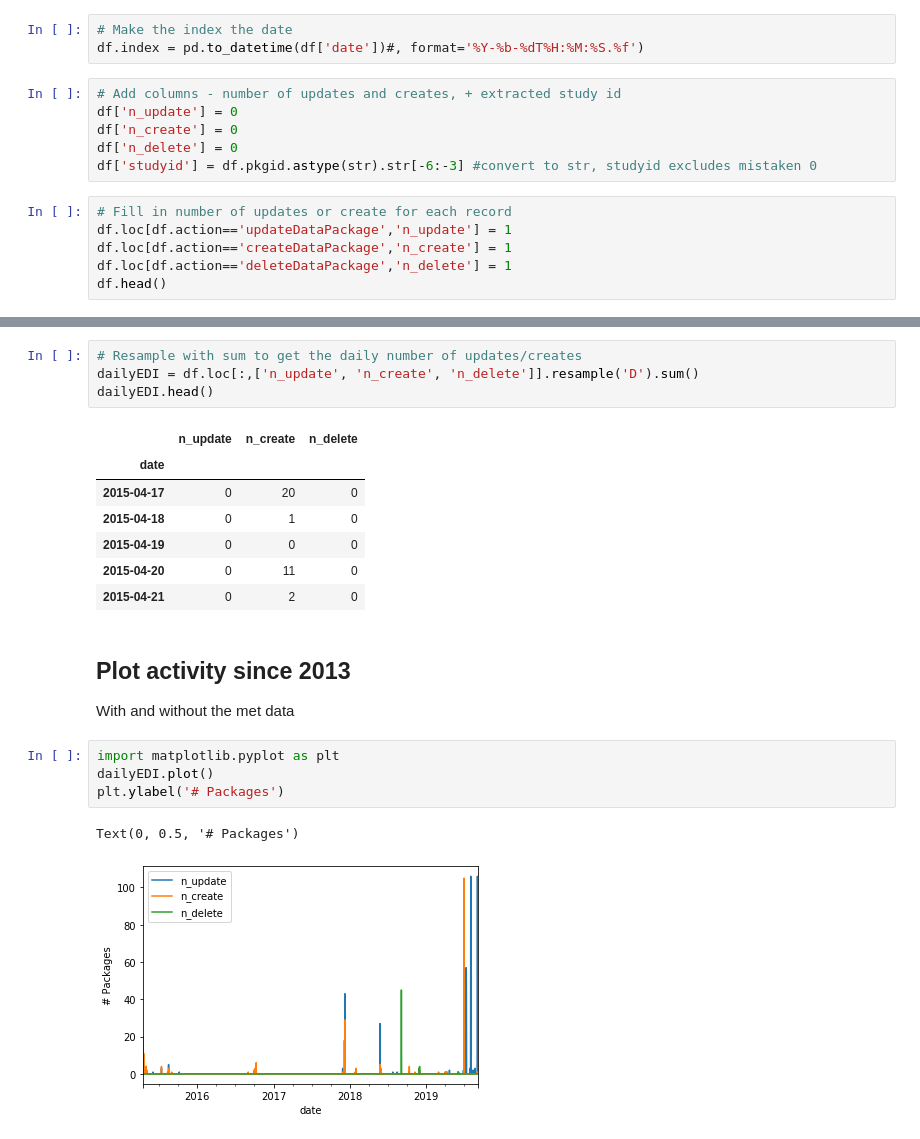
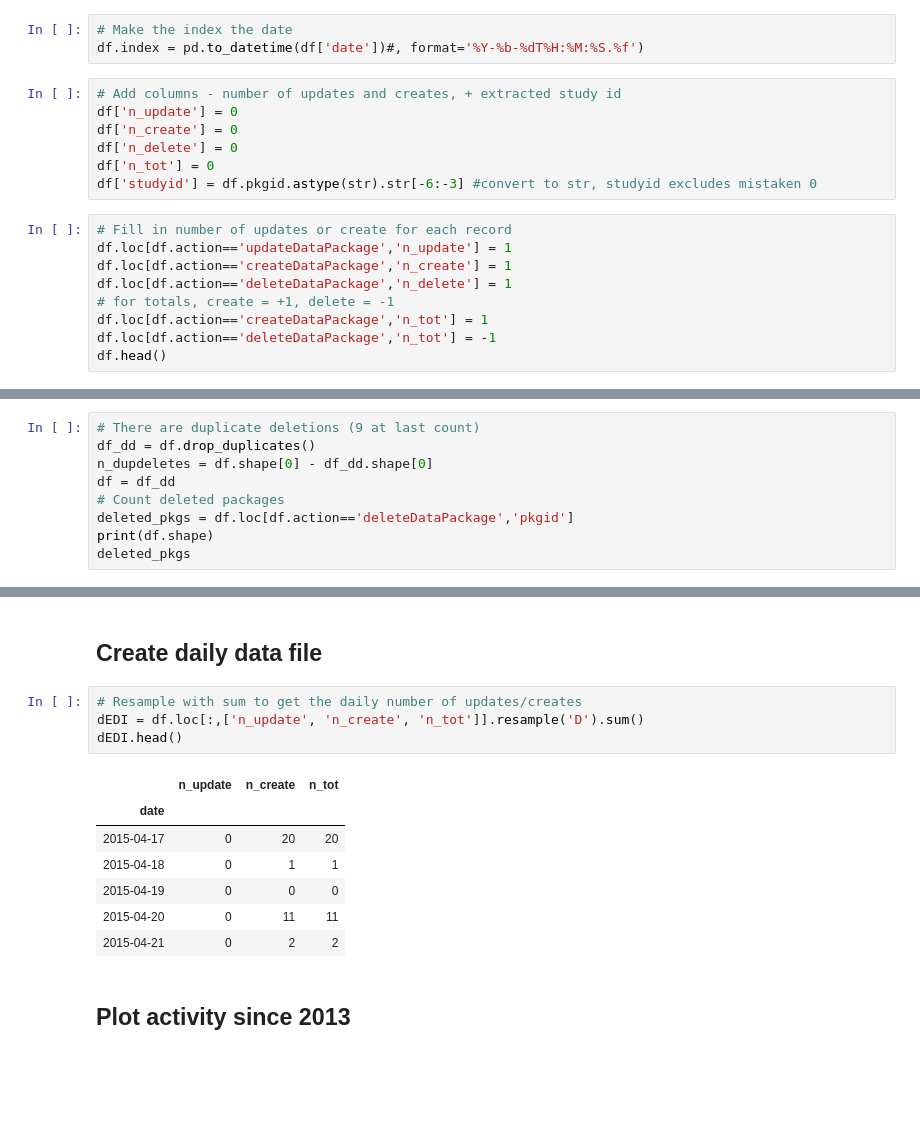
Before and after one commit to jornada-im/diagnostics, a Jupyter notebook: JRN-EDI-diagnostics.ipynb, the cells around one changed output, grey strips where cells are left out. Drawn from its saved outputs; the diff is of its cells as text; blank space fills up the shorter version.

```diff
--- a/JRN-EDI-diagnostics.ipynb
+++ b/JRN-EDI-diagnostics.ipynb
@@ -154,11 +159,15 @@ df.index = pd.to_datetime(df['date'])#, format='%Y-%b-%dT%H:%M:%S.%f')
 df['n_update'] = 0
 df['n_create'] = 0
 df['n_delete'] = 0
+df['n_tot'] = 0
 df['studyid'] = df.pkgid.astype(str).str[-6:-3] #convert to str, studyid excludes mistaken 0
 # %%
 # Fill in number of updates or create for each record
 df.loc[df.action=='updateDataPackage','n_update'] = 1
 df.loc[df.action=='createDataPackage','n_create'] = 1
 df.loc[df.action=='deleteDataPackage','n_delete'] = 1
+# for totals, create = +1, delete = -1
+df.loc[df.action=='createDataPackage','n_tot'] = 1
+df.loc[df.action=='deleteDataPackage','n_tot'] = -1
 df.head()
 # %% [output]
@@ -171,0 +181,9 @@ df.head()
+# %%
+# There are duplicate deletions (9 at last count)
+df_dd = df.drop_duplicates()
+n_dupdeletes = df.shape[0] - df_dd.shape[0]
+df = df_dd
+# Count deleted packages
+deleted_pkgs = df.loc[df.action=='deleteDataPackage','pkgid']
+print(df.shape)
+deleted_pkgs
@@ -172,23 +209,16 @@ df.head()
+# %% [markdown]
+## Create daily data file
 # %%
 # Resample with sum to get the daily number of updates/creates
-dailyEDI = df.loc[:,['n_update', 'n_create', 'n_delete']].resample('D').sum()
-dailyEDI.head()
+dEDI = df.loc[:,['n_update', 'n_create', 'n_tot']].resample('D').sum()
+dEDI.head()
 # %% [output]
-|  | n_update | n_create | n_delete |
+|  | n_update | n_create | n_tot |
 | date |  |  |  |
-| 2015-04-17 | 0 | 20 | 0 |
-| 2015-04-18 | 0 | 1 | 0 |
+| 2015-04-17 | 0 | 20 | 20 |
+| 2015-04-18 | 0 | 1 | 1 |
 | 2015-04-19 | 0 | 0 | 0 |
-| 2015-04-20 | 0 | 11 | 0 |
-| 2015-04-21 | 0 | 2 | 0 |
+| 2015-04-20 | 0 | 11 | 11 |
+| 2015-04-21 | 0 | 2 | 2 |
 # %% [markdown]
 ## Plot activity since 2013
-
-With and without the met data
-# %%
-import matplotlib.pyplot as plt
-dailyEDI.plot()
-plt.ylabel('# Packages')
-# %% [output]
-Text(0, 0.5, '# Packages')
-[figure, removed]
```
Also changed, not shown: parts of 27 cells of this notebook.
